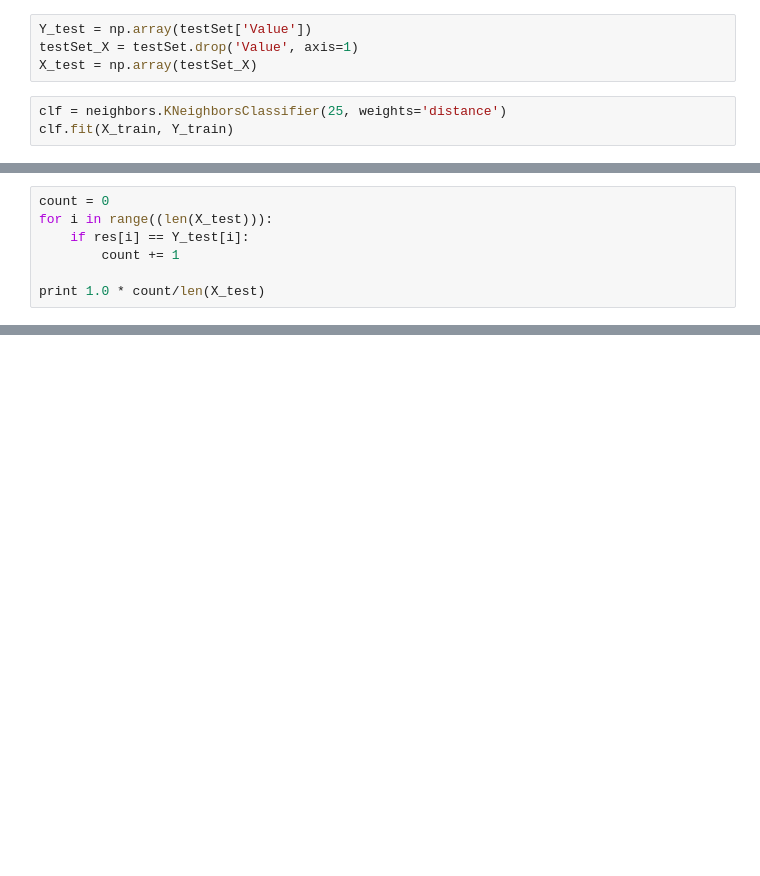
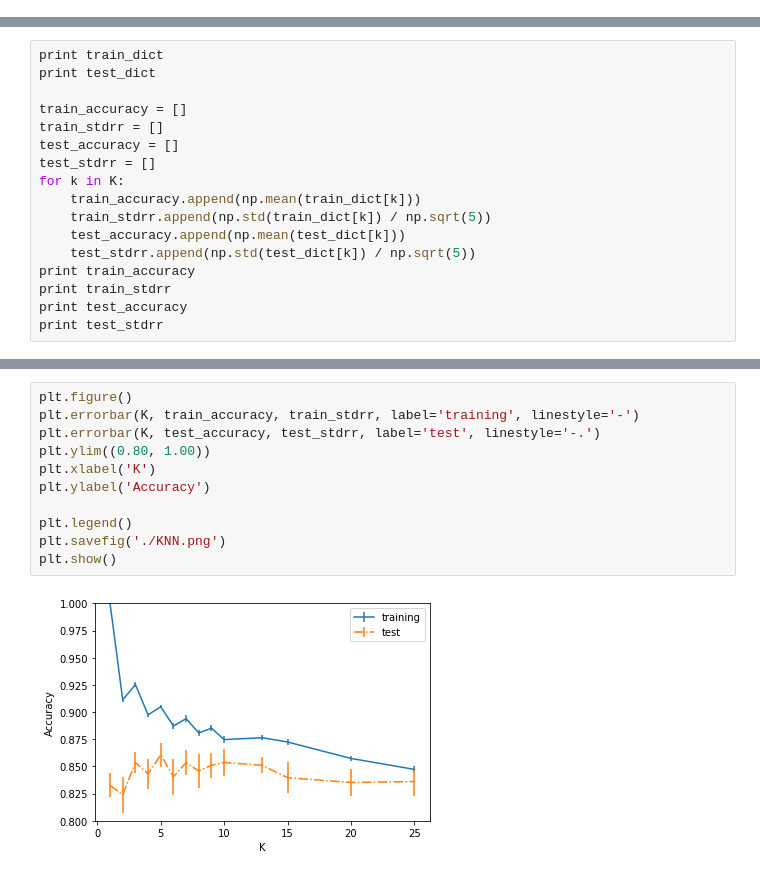
Before and after one commit to tiantuxu/SoccerPlayerMarketValue, a Jupyter notebook: Soccer-Player-KNN.ipynb, the cells around one changed output, grey strips where cells are left out. Drawn from its saved outputs; the diff is of its cells as text; blank space fills up the shorter version.

```diff
--- a/Soccer-Player-KNN.ipynb
+++ b/Soccer-Player-KNN.ipynb
@@ -29,7 +26,0 @@ print Y_train
-# %%
-Y_test = np.array(testSet['Value'])
-testSet_X = testSet.drop('Value', axis=1)
-X_test = np.array(testSet_X)
-# %%
-clf = neighbors.KNeighborsClassifier(25, weights='distance')
-clf.fit(X_train, Y_train)
@@ -62,7 +26,0 @@ print Y_test
-# %%
-count = 0
-for i in range((len(X_test))):
-    if res[i] == Y_test[i]:
-        count += 1
-
-print 1.0 * count/len(X_test)
@@ -70,0 +99,17 @@ print 1.0 * count/len(X_test)
+# %%
+print train_dict
+print test_dict
+
+train_accuracy = []
+train_stdrr = []
+test_accuracy = []
+test_stdrr = []
+for k in K:
+    train_accuracy.append(np.mean(train_dict[k]))
+    train_stdrr.append(np.std(train_dict[k]) / np.sqrt(5))
+    test_accuracy.append(np.mean(test_dict[k]))
+    test_stdrr.append(np.std(test_dict[k]) / np.sqrt(5))
+print train_accuracy
+print train_stdrr
+print test_accuracy
+print test_stdrr
@@ -70,0 +123,13 @@ print 1.0 * count/len(X_test)
+# %%
+plt.figure()
+plt.errorbar(K, train_accuracy, train_stdrr, label='training', linestyle='-')
+plt.errorbar(K, test_accuracy, test_stdrr, label='test', linestyle='-.')
+plt.ylim((0.80, 1.00))
+plt.xlabel('K')
+plt.ylabel('Accuracy')
+
+plt.legend()
+plt.savefig('./KNN.png')
+plt.show()
+# %% [output]
+[figure, added]
```
Also changed, not shown: parts of 11 cells of this notebook, 6 other files.
